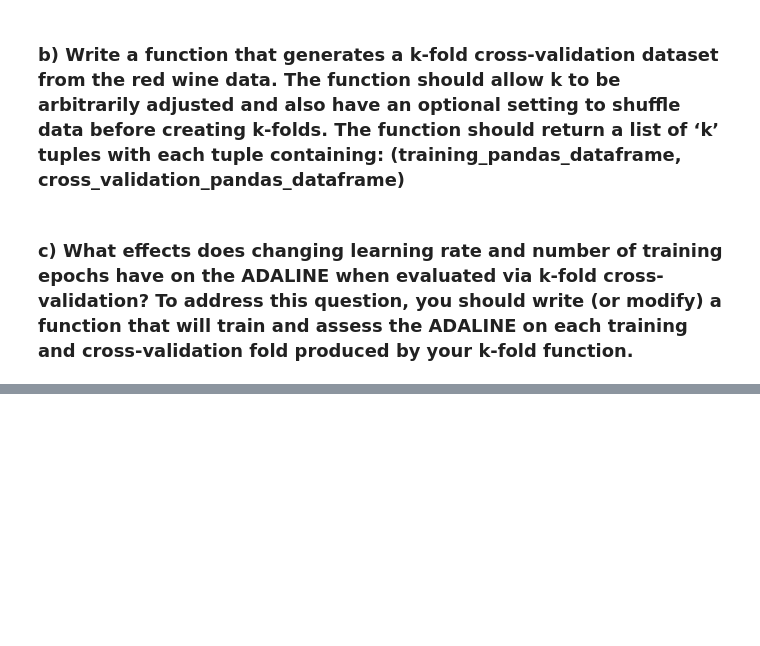
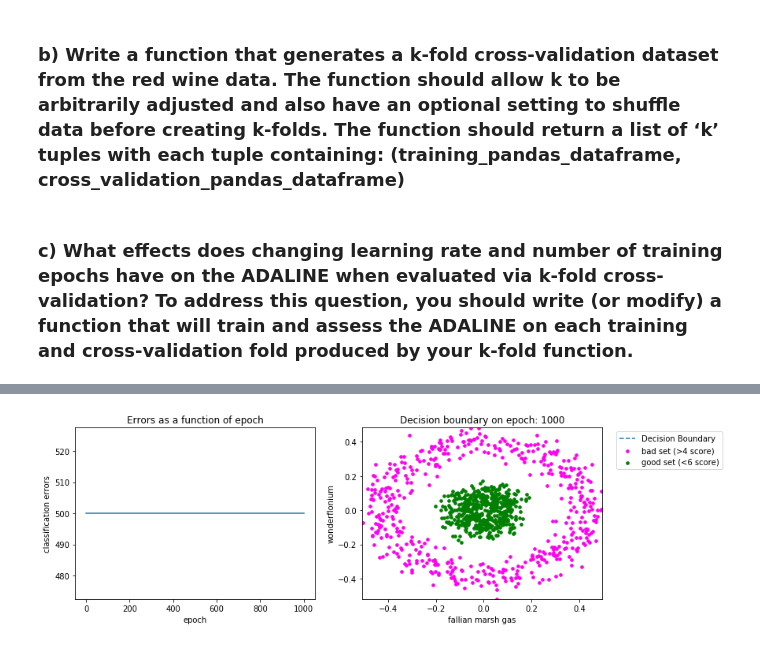
Before and after one commit to mx-crs/project_ft-sommelier, a Jupyter notebook: ft_sommelier.ipynb, the cells around one changed output, grey strips where cells are left out. Cells and saved outputs as stored; diff of their text form; code cells hidden in the pictures; blank space fills up the shorter version.

```diff
--- a/ft_sommelier.ipynb
+++ b/ft_sommelier.ipynb
@@ -313,7 +319,6 @@ class Adaline(BaseModel):
         errors = self.y - output
         self.w[0] += l_rate * np.array([errors.sum()])
         self.w[1:] += l_rate * self.ms.multiply(self.ms.transpose(self.X), errors) # X.T.dot(errors) * l_rate
-#         cost = (errors**2).sum() / 2
 
     def train(self, mode="batch", seed=None, l_rate=0.01, epochs=0):
         if mode != "batch" and mode != "stochastic":
@@ -322,7 +327,7 @@ class Adaline(BaseModel):
             raise ValueError("'epochs' can't be a negative number.")
         if seed:
             random.seed(seed)
-        self.w = [random.choice([x/1000 for x in range(-1000, 1000)]) for _ in range(X.shape[1] + 1)]
+        self.w = [random.choice([x/1000 for x in range(-1000, 1000)]) for _ in range(self.X.shape[1] + 1)]
         epoch = 0
         result = list()
         while True:
@@ -404,0 +515,21 @@ df_k_folds = data_service.split_data_k_fold(df, k_fold)
+# %%
+try:
+    dataset = pd.read_csv("resources/Pan Galactic Gargle Blaster.csv", sep=";")
+except FileNotFoundError:
+    print("Set correct path.")
+# %%
+factors = ["wonderflonium", "fallian marsh gas"]
+good_treshold = 5
+bad_treshold = 5
+# %%
+data_service = DataService()
+
+dataset = data_service.prepare_data(dataset, good_tresh=good_treshold, bad_tresh=bad_treshold, feature_scaling=True)
+# %%
+X, y = data_service.get_Xy(dataset, factors)
+
+adaline = Adaline(X, y)
+plot_performance(adaline.train(mode="batch", epochs=1000, l_rate=0.01),
+    [pd.DataFrame(X, columns=factors), y], good_tresh=good_treshold, bad_tresh=bad_treshold)
+# %% [output]
+[figure, added]
```
Also changed, not shown: parts of 25 cells of this notebook.
